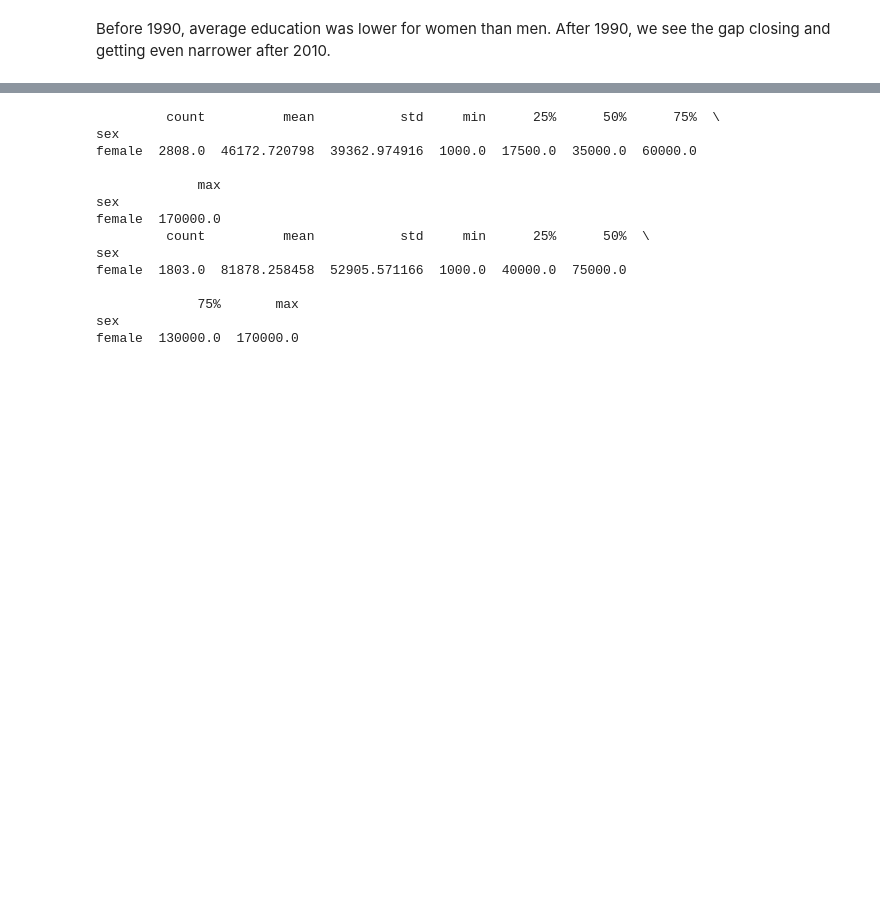
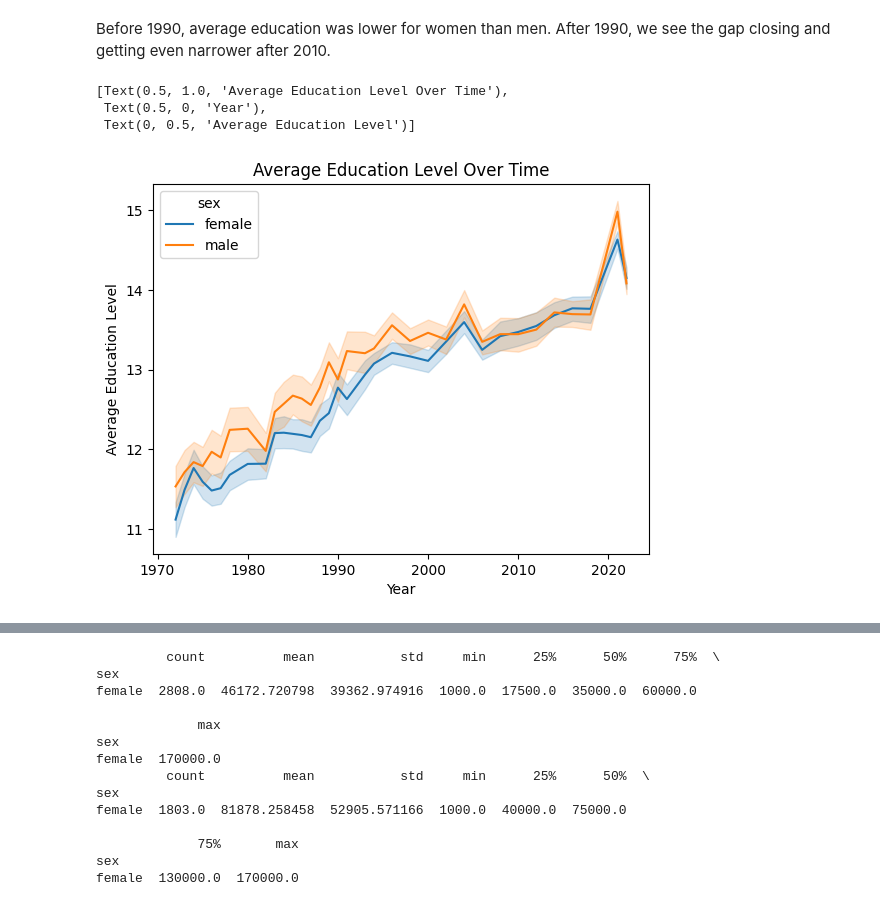
Before and after one commit to fwx5ax/EDA, a Jupyter notebook: lab/get_gss.ipynb, the cells around one changed output, grey strips where cells are left out. Drawn from its saved outputs; the diff is of its cells as text; code cells hidden in the pictures; blank space fills up the shorter version.

Commit message:
visualizations

```diff
--- a/lab/get_gss.ipynb
+++ b/lab/get_gss.ipynb
@@ -215,6 +215,18 @@ female  10598.0  13.949236  2.977103  0.0  12.0  14.0  16.0  20.0
 male     8580.0  13.984382  3.028325  0.0  12.0  14.0  16.0  20.0
 # %% [markdown]
 Before 1990, average education was lower for women than men. After 1990, we see the gap closing and getting even narrower after 2010.
+# %%
+import seaborn as sns # Import Seaborn
+avg_education_per_year = new_df.groupby(['year','sex'])['educ'].mean().reset_index()
+
+fig = sns.lineplot(data = new_df, x = 'year', y = 'educ', hue = 'sex')
+fig.set(title="Average Education Level Over Time",
+        xlabel='Year', ylabel='Average Education Level')
+# %% [output]
+[Text(0.5, 1.0, 'Average Education Level Over Time'),
+ Text(0.5, 0, 'Year'),
+ Text(0, 0.5, 'Average Education Level')]
+[figure, added]
 # %%
 pd.crosstab(df_before_1990['sex'], df_before_1990['wrkstat'])
 # before 1990, the gender roles are very stark - more women keeping house, fewer women working full time, and more women working part-time
```
Also changed, not shown: parts of 6 cells of this notebook.
